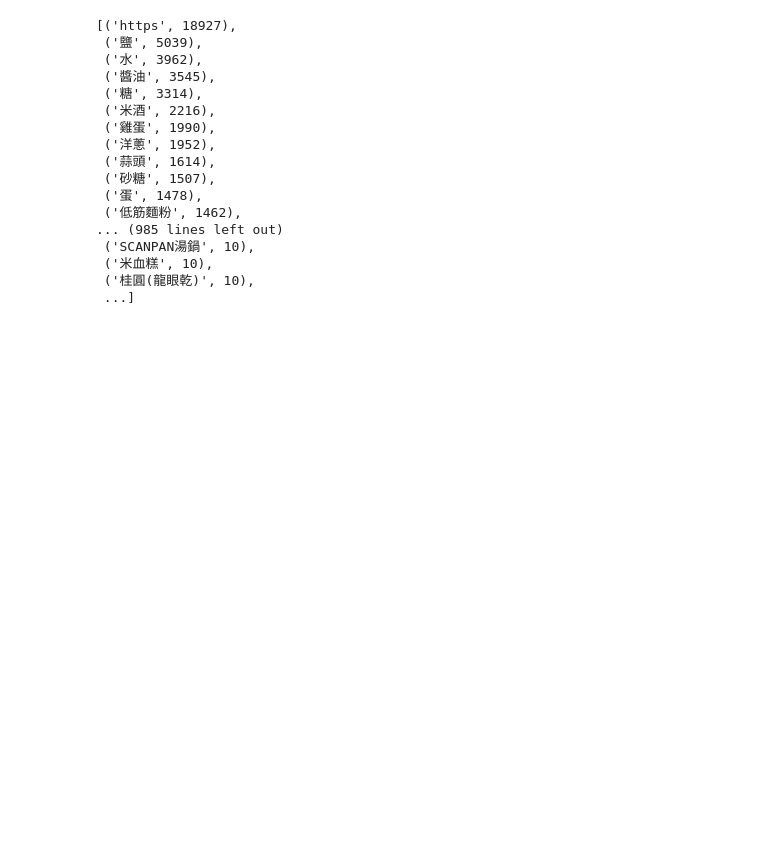
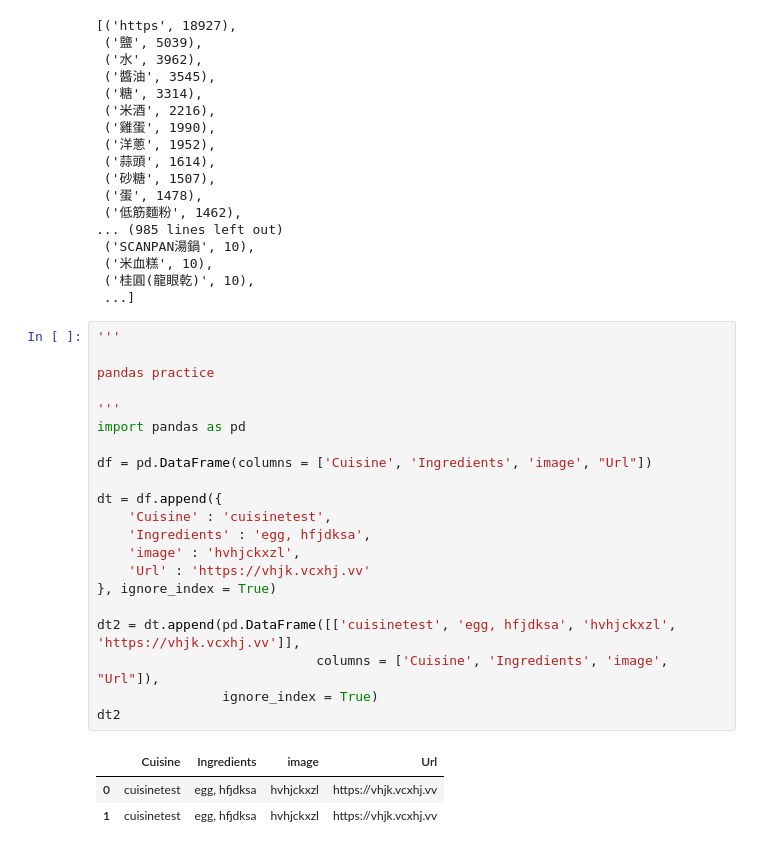
Before and after one commit to acd51874/Python_crawler_Practice, a Jupyter notebook: iCook/icook_MR/icook_MR.ipynb, the cells around one changed output. Drawn from its saved outputs; the diff is of its cells as text; blank space fills up the shorter version.

```diff
--- a/iCook/icook_MR/icook_MR.ipynb
+++ b/iCook/icook_MR/icook_MR.ipynb
@@ -127,3 +126,28 @@ sorted(ingredientAmountDict.items(), key = lambda item:-item[1])
  ('米血糕', 10),
  ('桂圓(龍眼乾)', 10),
  ...]
+# %%
+'''
+
+pandas practice
+
+'''
+import pandas as pd
+
+df = pd.DataFrame(columns = ['Cuisine', 'Ingredients', 'image', "Url"])
+
+dt = df.append({
+    'Cuisine' : 'cuisinetest',
+    'Ingredients' : 'egg, hfjdksa',
+    'image' : 'hvhjckxzl',
+    'Url' : 'https://vhjk.vcxhj.vv'
+}, ignore_index = True)
+
+dt2 = dt.append(pd.DataFrame([['cuisinetest', 'egg, hfjdksa', 'hvhjckxzl', 'https://vhjk.vcxhj.vv']],
+                            columns = ['Cuisine', 'Ingredients', 'image', "Url"]),
+                ignore_index = True)
+dt2
+# %% [output]
+|  | Cuisine | Ingredients | image | Url |
+| 0 | cuisinetest | egg, hfjdksa | hvhjckxzl | https://vhjk.vcxhj.vv |
+| 1 | cuisinetest | egg, hfjdksa | hvhjckxzl | https://vhjk.vcxhj.vv |
```
Also changed, not shown: parts of 7 cells of this notebook, 6 other files.
